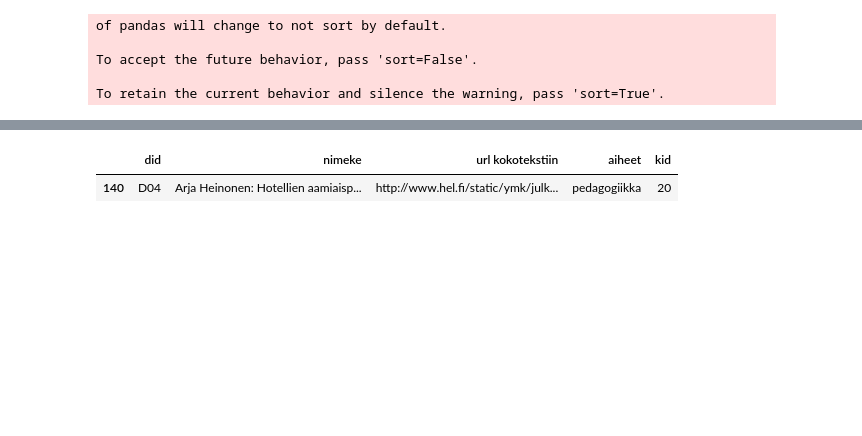
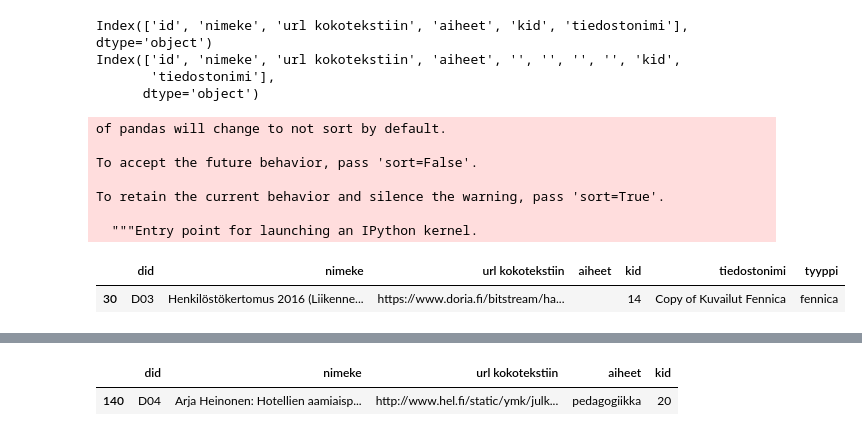
Before and after one commit to saifookhan/Annif-custom, a Jupyter notebook: arviopohjien_luonti_juho.ipynb, the cells around one changed output, grey strips where cells are left out. Drawn from its saved outputs; the diff is of its cells as text; code cells hidden in the pictures; blank space fills up the shorter version.

```diff
--- a/arviopohjien_luonti_juho.ipynb
+++ b/arviopohjien_luonti_juho.ipynb
@@ -96,15 +100,38 @@ APIError: ignored
+# %%
+print(df_sheet.columns)
+print(df_kuvailut2.columns)
+# %% [output]
+Index(['id', 'nimeke', 'url kokotekstiin', 'aiheet', 'kid', 'tiedostonimi'], dtype='object')
+Index(['id', 'nimeke', 'url kokotekstiin', 'aiheet', '', '', '', '', 'kid',
+       'tiedostonimi'],
+      dtype='object')
 # %%
 df_kuvailut = pd.concat([df_kuvailut1, df_kuvailut2])
 cols_to_keep = ['id', 'nimeke', 'url kokotekstiin', 'aiheet', 'kid', 'tiedostonimi']
 df_kuvailut = df_kuvailut[cols_to_keep]
 df_kuvailut.rename(columns={'id': 'did'}, inplace=True)
-df_kuvailut = df_kuvailut.mask(df_kuvailut=='', None).ffill()
+df_kuvailut[['did', 'nimeke', 'url kokotekstiin']] = df_kuvailut[['did', 'nimeke', 'url kokotekstiin']].mask(df_kuvailut[['did', 'nimeke', 'url kokotekstiin']]=='', None).ffill()
 # %% [output]
 of pandas will change to not sort by default.
 
 To accept the future behavior, pass 'sort=False'.
 
 To retain the current behavior and silence the warning, pass 'sort=True'.
+
+  """Entry point for launching an IPython kernel.
+# %%
+ihminen = ['kuvailut_tieto Mona', 'jyx_kuvailut Mona', 'Copy of Kuvailut K']
+annif_avusteiset = ['kuvailut_tieto Osma', 'kuvailut_tieto Juho', 'jyx_kuvailut_orig']
+#annif = ['']
+fennica = ['kuvailut_tieto Fennica', 'Copy of Kuvailut Fennica']
+
+df_kuvailut['tyyppi'] = df_kuvailut['tiedostonimi'].apply(lambda x: 'annif_avusteinen' if x in annif_avusteiset
+                                                                  else ('fennica' if x in fennica else 'ihminen'
+                                                                  ))
+df_kuvailut[(df_kuvailut.tyyppi == 'fennica') & (df_kuvailut.did == 'D03')]
+# %% [output]
+|  | did | nimeke | url kokotekstiin | aiheet | kid | tiedostonimi | tyyppi |
+| 30 | D03 | Henkilöstökertomus 2016 (Liikenne... | https://www.doria.fi/bitstream/ha... |  | 14 | Copy of Kuvailut Fennica | fennica |
 # %%
 df_kuvailut.tiedostonimi.unique()
 # %% [output]
```
Also changed, not shown: parts of 11 cells of this notebook.
